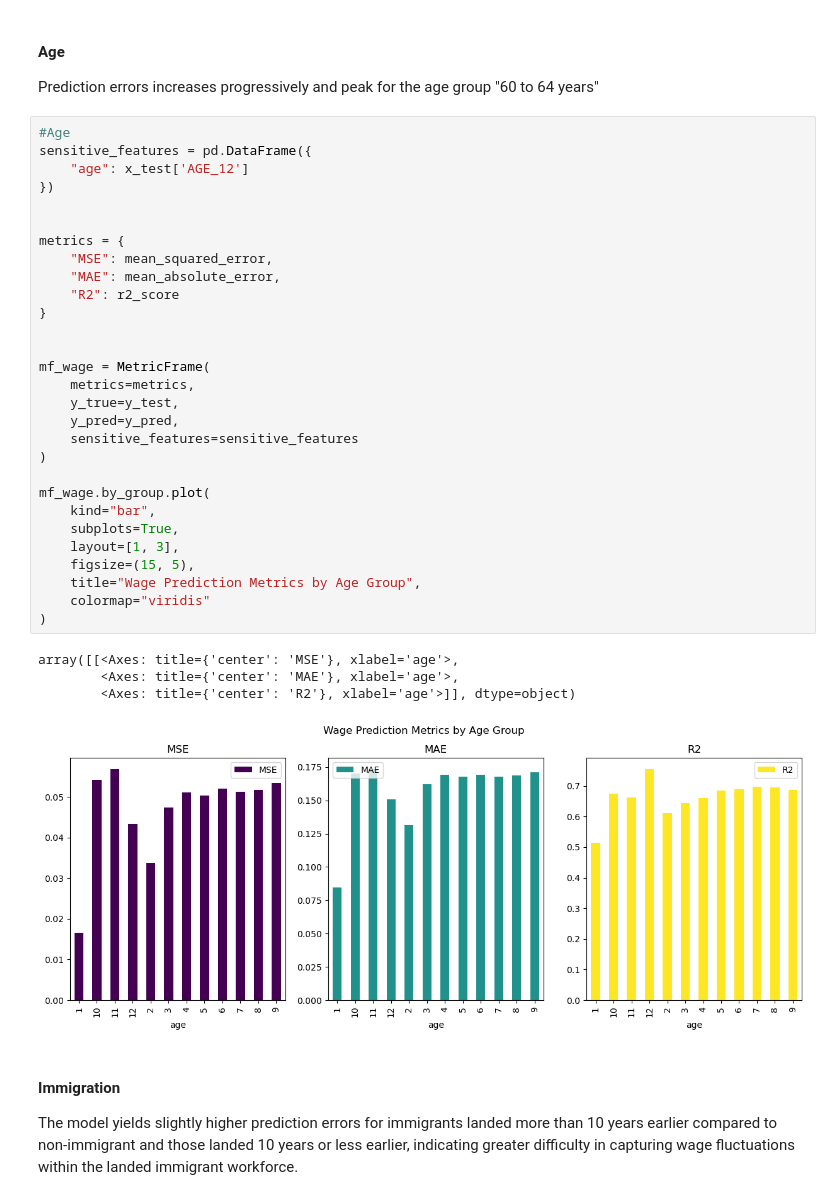
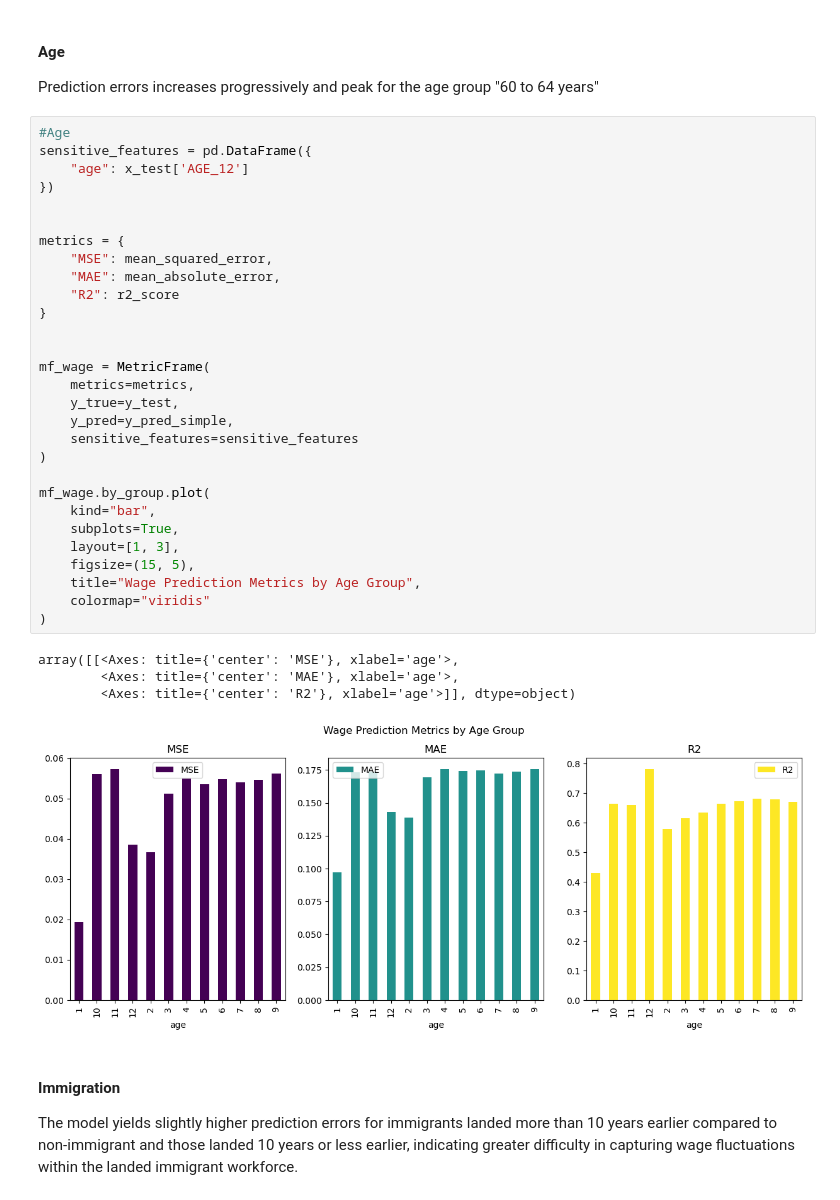
Before and after one commit to yelly-camara/hrly-wage-prediction, a Jupyter notebook: hrly-wage-prediction.ipynb, the cells around one changed output. Saved outputs shown, nothing was run; the diff lists cells and outputs as text.

```diff
--- a/hrly-wage-prediction.ipynb
+++ b/hrly-wage-prediction.ipynb
@@ -507,35 +507,35 @@ Prediction errors increases progressively and peak for the age group "60 to 64 y
 sensitive_features = pd.DataFrame({
     "age": x_test['AGE_12']
 })
 
 
 metrics = {
     "MSE": mean_squared_error,
     "MAE": mean_absolute_error,
     "R2": r2_score
 }
 
 
 mf_wage = MetricFrame(
     metrics=metrics,
     y_true=y_test,
-    y_pred=y_pred,
+    y_pred=y_pred_simple,
     sensitive_features=sensitive_features
 )
 
 mf_wage.by_group.plot(
     kind="bar",
     subplots=True,
     layout=[1, 3],
     figsize=(15, 5),
     title="Wage Prediction Metrics by Age Group",
     colormap="viridis"
 )
 # %% [output]
 array([[<Axes: title={'center': 'MSE'}, xlabel='age'>,
         <Axes: title={'center': 'MAE'}, xlabel='age'>,
         <Axes: title={'center': 'R2'}, xlabel='age'>]], dtype=object)
-[figure, old version]
+[figure, new version]
 # %% [markdown]
 #### Immigration
 
```
Also changed, not shown: parts of 6 cells of this notebook, 1 other file.
